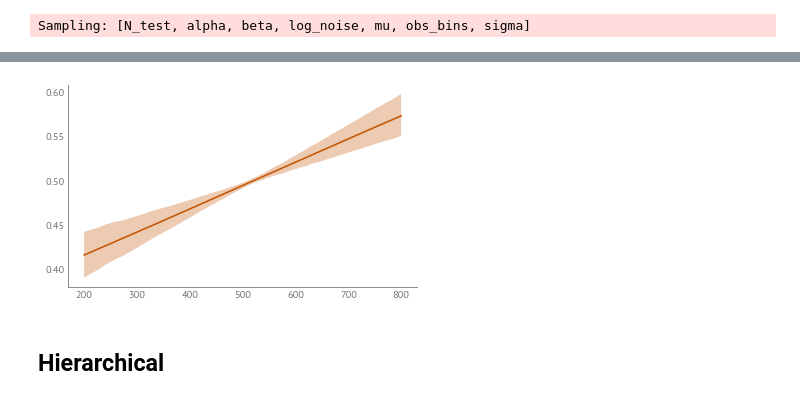
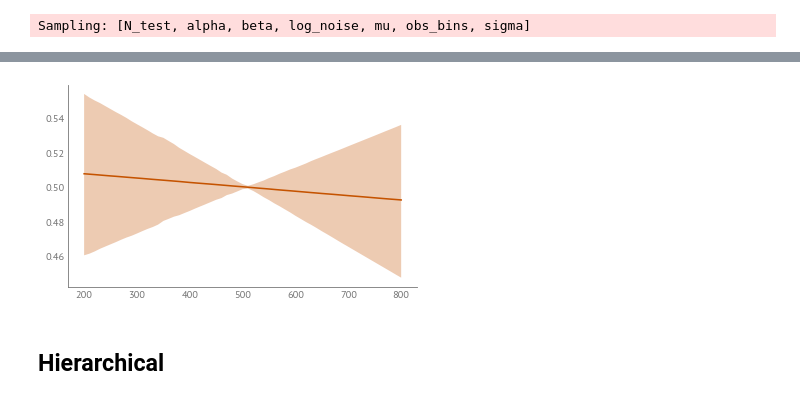
Before and after one commit to AllenDowney/SelectionSAT, a Jupyter notebook: selection_bias.ipynb, the cells around one changed output, grey strips where cells are left out. Saved outputs shown, nothing was run; the diff lists cells and outputs as text; code cells hidden in the pictures.

```diff
--- a/selection_bias.ipynb
+++ b/selection_bias.ipynb
@@ -56,7 +56,7 @@ def read_sat_2015():
 
 sat_2015 = read_sat_2015()
 # %%
-sat = sat_2014
+sat = sat_2015
 # %%
 sat.head()
 # %% [output]
@@ -110,6 +110,8 @@ array([-300, -290, -280, -270, -260, -250, -240, -230, -220, -210, -200,
          30,   40,   50,   60,   70,   80,   90,  100,  110,  120,  130,
         140,  150,  160,  170,  180,  190,  200,  210,  220,  230,  240,
         250,  260,  270,  280,  290,  300])
+# %%
+thetas_scaled = thetas_centered / 30
 # %%
 from empiricaldist import Pmf
 
@@ -166,8 +168,10 @@ with pm.Model() as model:
     # Compute population distribution (normalized logpdf)
     logp_vals = pm.logp(pm.Normal.dist(mu=mu, sigma=sigma), full_thetas)
     log_noise = pm.Normal("log_noise", mu=0.0, sigma=0.02, shape=logp_vals.shape)
-    logp_normalizer = pm.math.logsumexp(logp_vals + log_noise)
-    pop_pdf = pm.math.exp(logp_vals - logp_normalizer)
+
+    perturbed_logp = logp_vals + log_noise
+    logp_normalizer = pm.math.logsumexp(perturbed_logp)
+    pop_pdf = pm.math.exp(perturbed_logp - logp_normalizer)
 
     left_mass = pop_pdf[left_mask].sum()
     right_mass = pop_pdf[right_mask].sum()
@@ -180,7 +184,7 @@ with pm.Model() as model:
     alpha = pm.Normal("alpha", mu=0, sigma=0.1)
     beta = pm.Normal("beta", mu=0, sigma=0.01)
 
-    logits = alpha + beta * thetas_centered / 30
+    logits = alpha + beta * thetas_centered / 100
     p_take = pm.Deterministic("p_take", pm.math.sigmoid(logits))
 
     # Test-taker score distribution
@@ -257,9 +264,9 @@ def plot_selection_function(idata, col, thetas_centered, **options):
         alpha=0.3,
     )
 # %%
-plot_selection_function(idata, 'sat_math', thetas_centered/30)
+plot_selection_function(idata, 'sat_math', thetas_scaled)
 # %% [output]
-[figure, old version]
+[figure, new version]
 # %% [markdown]
 ## Hierarchical
 # %%
```
Also changed, not shown: parts of 27 cells of this notebook.
